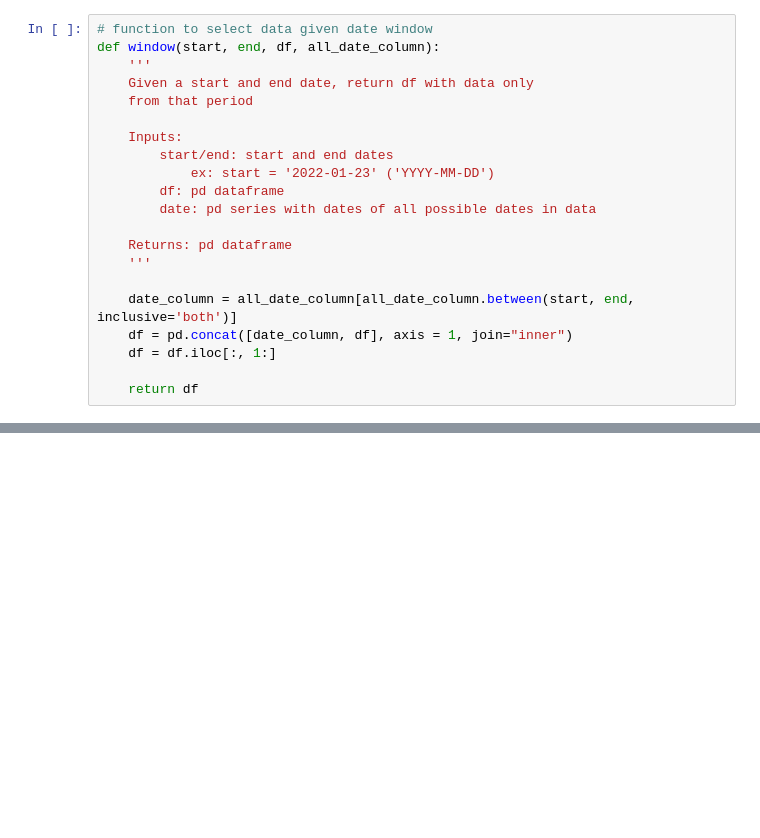
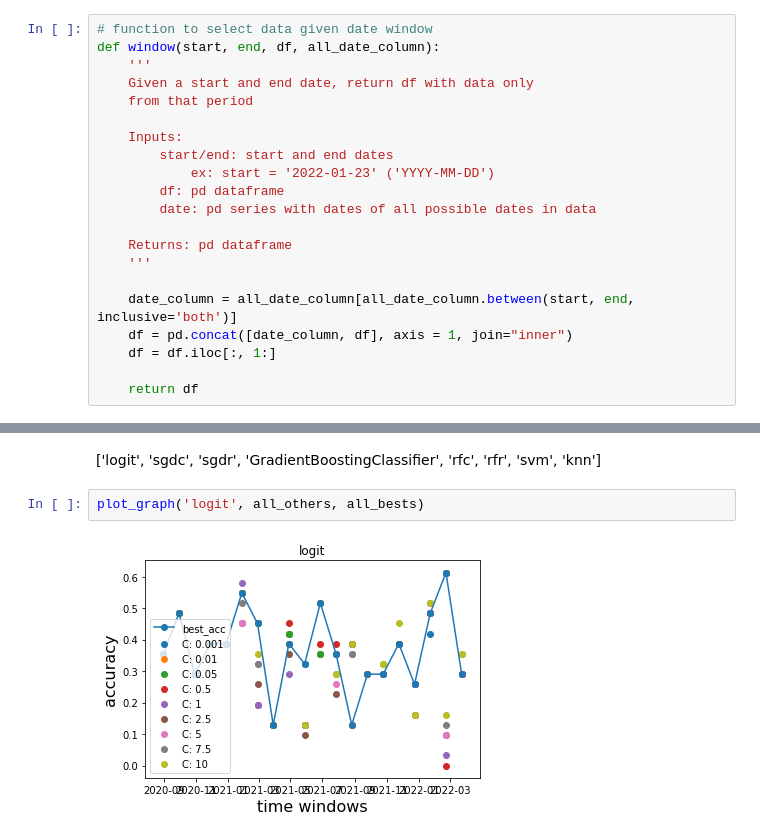
Before and after one commit to Crliu4/capp30254_fight_potatoes, a Jupyter notebook: phase3/phase3_Modeling_BIO.ipynb, the cells around one changed output, grey strips where cells are left out. Drawn from its saved outputs; the diff is of its cells as text; blank space fills up the shorter version.

```diff
--- a/phase3/phase3_Modeling_BIO.ipynb
+++ b/phase3/phase3_Modeling_BIO.ipynb
@@ -466,0 +465,6 @@ Shape of DataFrame:  (456, 8)
+# %% [markdown]
+ ['logit', 'sgdc', 'sgdr', 'GradientBoostingClassifier', 'rfc', 'rfr', 'svm', 'knn']
+# %%
+plot_graph('logit', all_others, all_bests)
+# %% [output]
+[figure, added]
```
Also changed, not shown: parts of 40 cells of this notebook, 2 other files.
